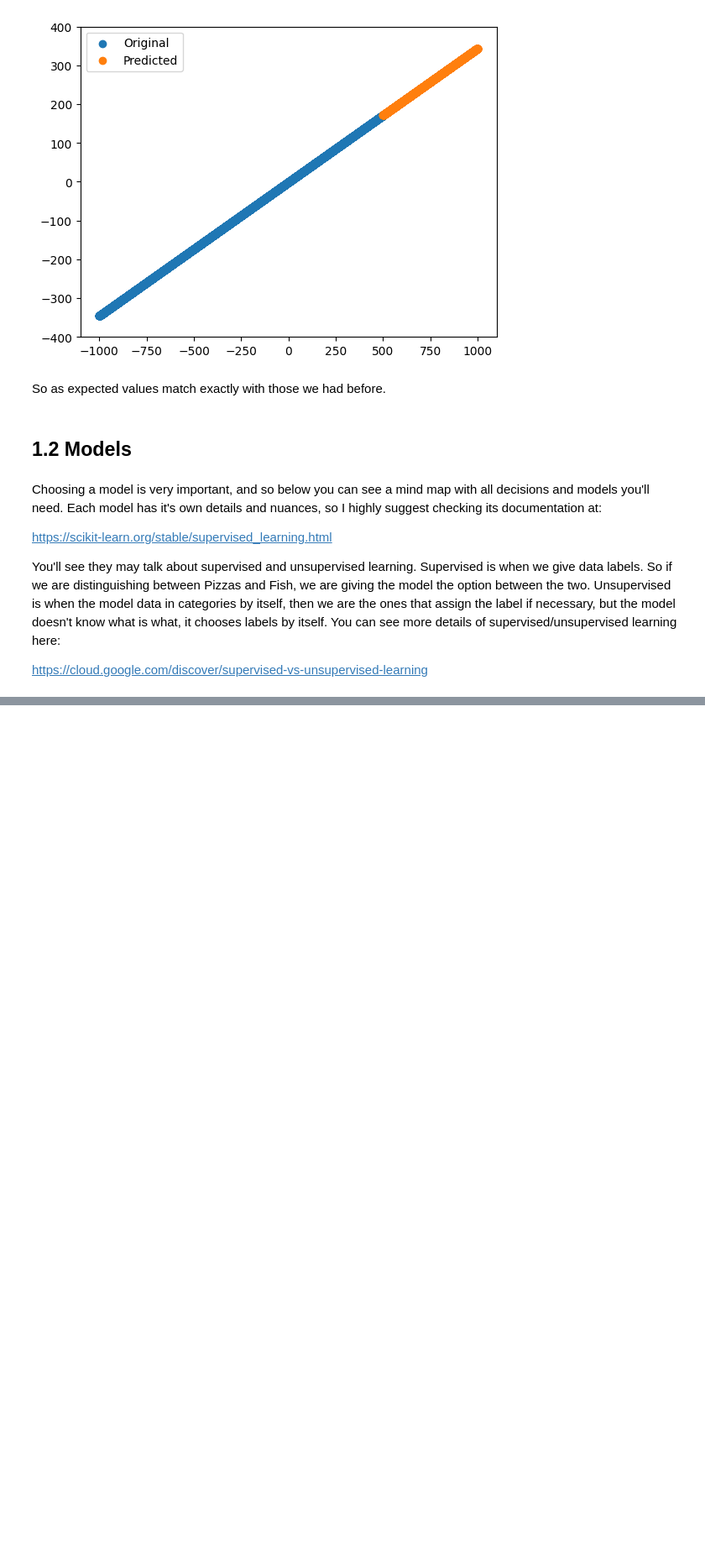
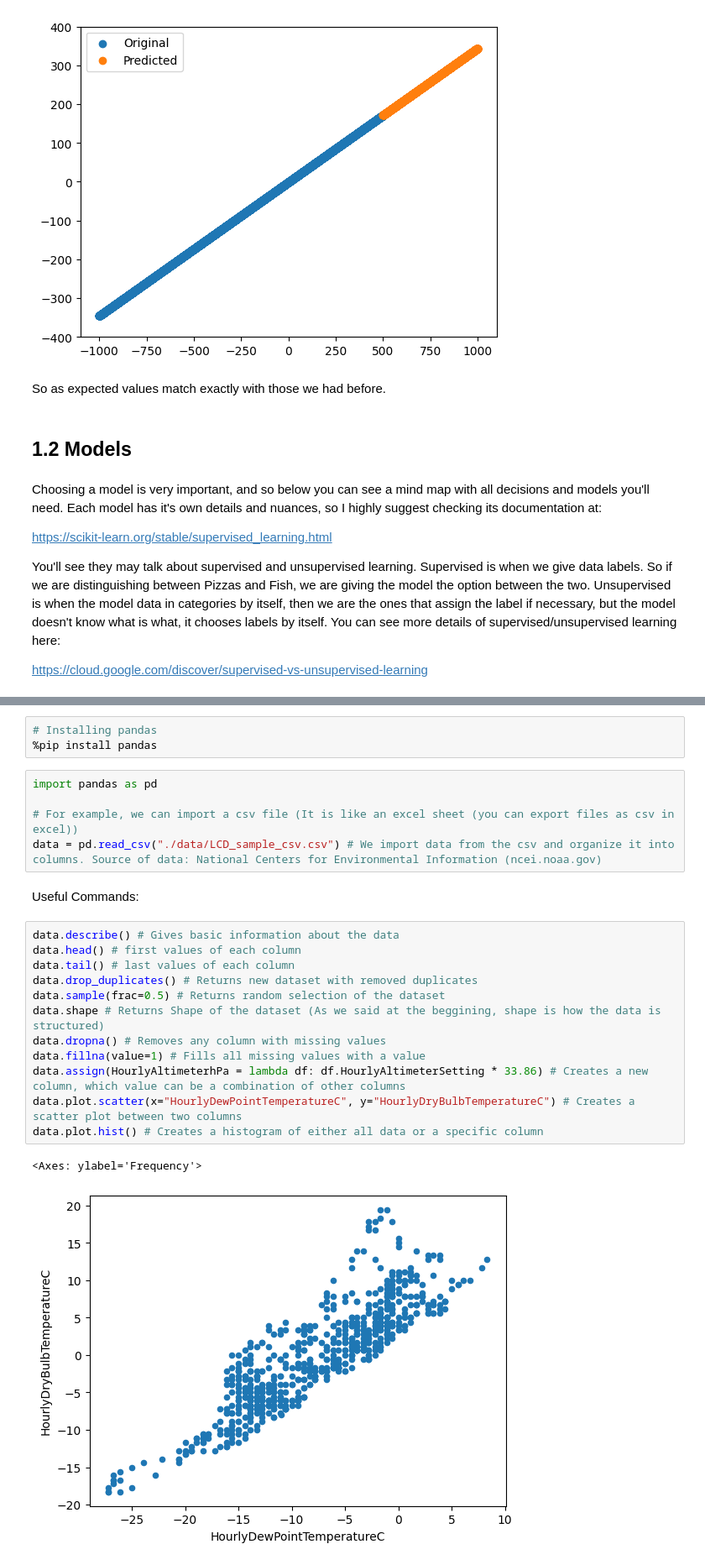
Before and after one commit to TechProjects-BCN/AI-Tools, a Jupyter notebook: 1.Models.ipynb, the cells around one changed output, grey strips where cells are left out. Shown: that part at 84% size. Drawn from its saved outputs; the diff is of its cells as text; blank space fills up the shorter version.

```diff
--- a/1.Models.ipynb
+++ b/1.Models.ipynb
@@ -141,0 +147,25 @@ https://cloud.google.com/discover/supervised-vs-unsupervised-learning
+# %%
+# Installing pandas
+%pip install pandas
+# %%
+import pandas as pd
+
+# For example, we can import a csv file (It is like an excel sheet (you can export files as csv in excel))
+data = pd.read_csv("./data/LCD_sample_csv.csv") # We import data from the csv and organize it into columns. Source of data: National Centers for Environmental Information (ncei.noaa.gov)
+# %% [markdown]
+Useful Commands:
+# %%
+data.describe() # Gives basic information about the data
+data.head() # first values of each column
+data.tail() # last values of each column
+data.drop_duplicates() # Returns new dataset with removed duplicates
+data.sample(frac=0.5) # Returns random selection of the dataset
+data.shape # Returns Shape of the dataset (As we said at the beggining, shape is how the data is structured)
+data.dropna() # Removes any column with missing values
+data.fillna(value=1) # Fills all missing values with a value
+data.assign(HourlyAltimeterhPa = lambda df: df.HourlyAltimeterSetting * 33.86) # Creates a new column, which value can be a combination of other columns
+data.plot.scatter(x="HourlyDewPointTemperatureC", y="HourlyDryBulbTemperatureC") # Creates a scatter plot between two columns
+data.plot.hist() # Creates a histogram of either all data or a specific column
+# %% [output]
+<Axes: ylabel='Frequency'>
+[figure, added]
```
Also changed, not shown: parts of 5 cells of this notebook, 1 other file.
